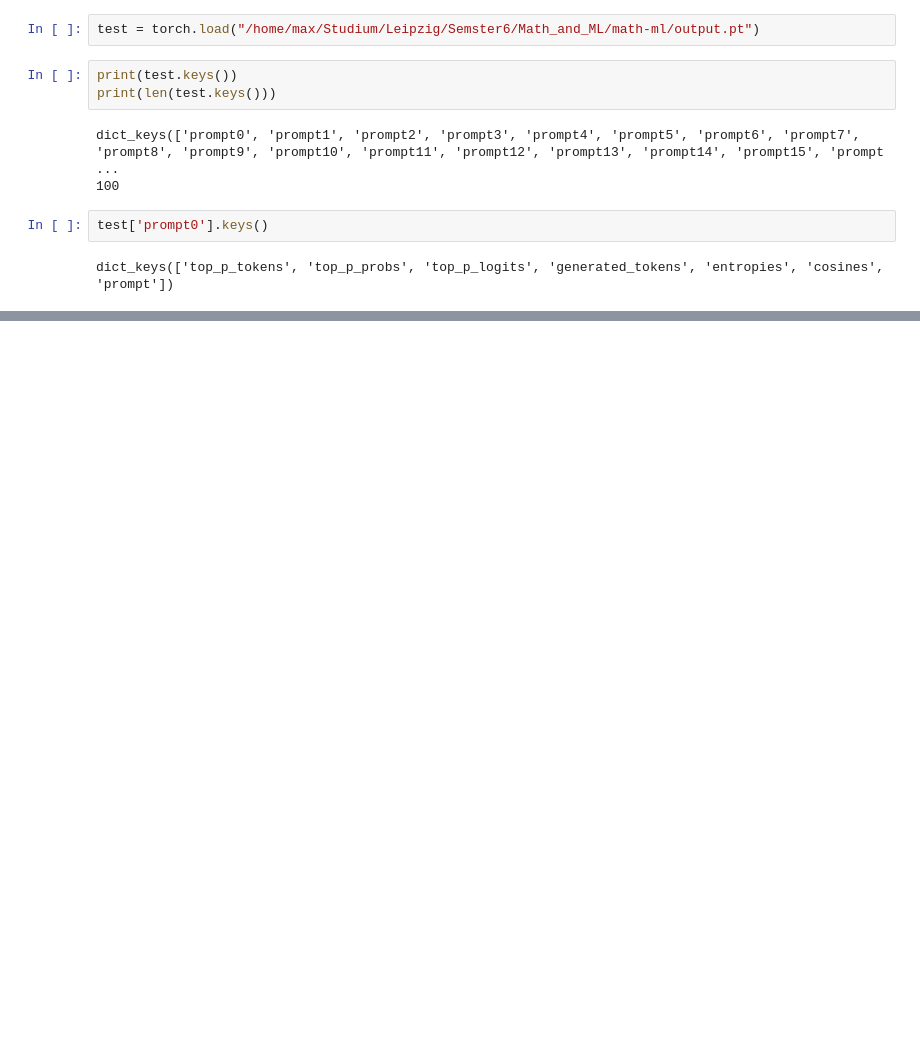
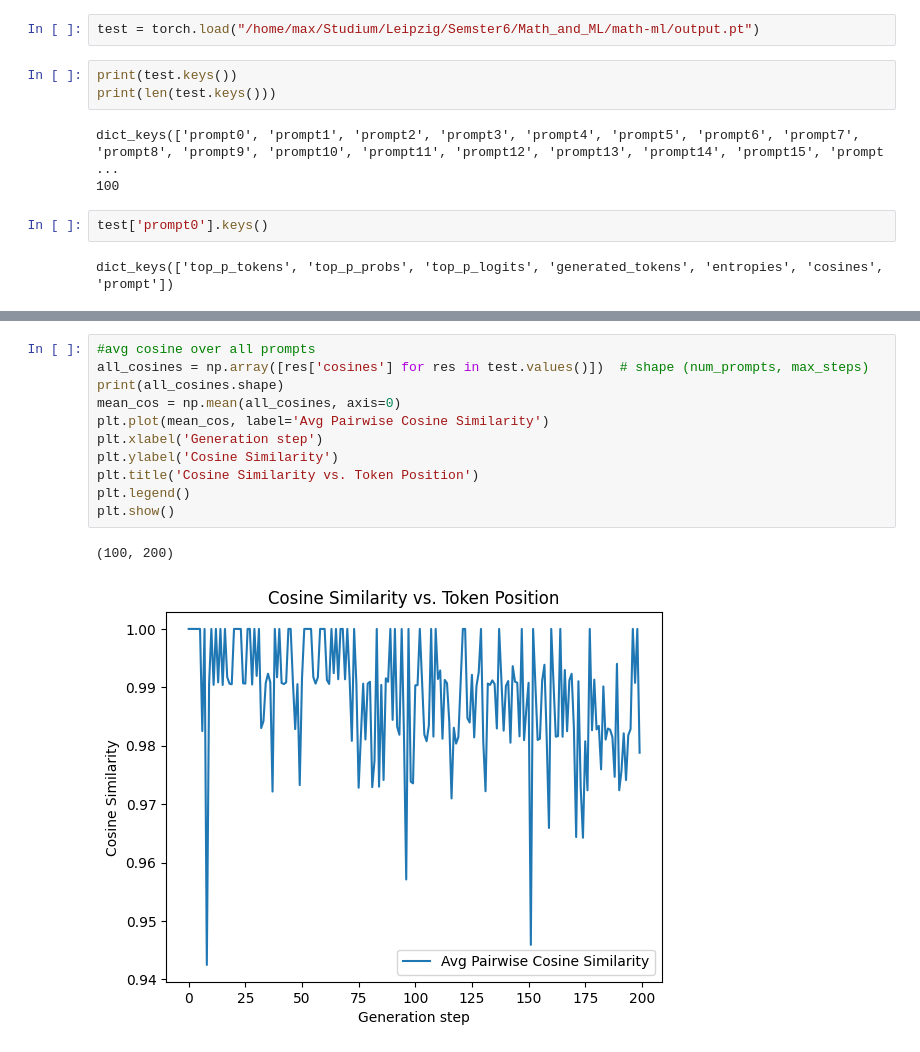
Before and after one commit to itsmejul/llm-confidence, a Jupyter notebook: plotting/plotting.ipynb, the cells around one changed output, grey strips where cells are left out. Saved outputs shown, nothing was run; the diff lists cells and outputs as text; blank space fills up the shorter version.

```diff
--- a/plotting/plotting.ipynb
+++ b/plotting/plotting.ipynb
@@ -34,0 +98,14 @@ tensor([151667,    198,  32313,     11,   1077,    594,   1490,     13,   2055,
+# %%
+#avg cosine over all prompts
+all_cosines = np.array([res['cosines'] for res in test.values()])  # shape (num_prompts, max_steps)
+print(all_cosines.shape)
+mean_cos = np.mean(all_cosines, axis=0)
+plt.plot(mean_cos, label='Avg Pairwise Cosine Similarity')
+plt.xlabel('Generation step')
+plt.ylabel('Cosine Similarity')
+plt.title('Cosine Similarity vs. Token Position')
+plt.legend()
+plt.show()
+# %% [output]
+(100, 200)
+[figure, added]
```
Also changed, not shown: parts of 10 cells of this notebook.
